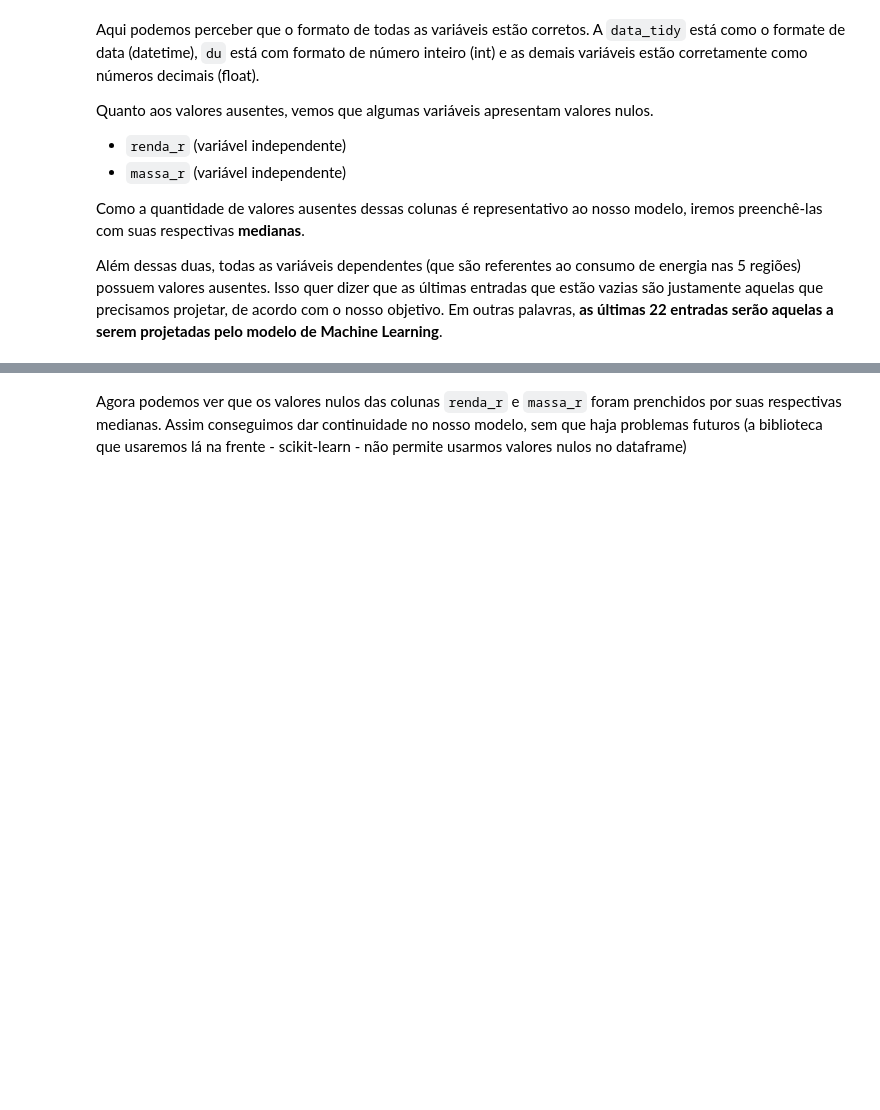
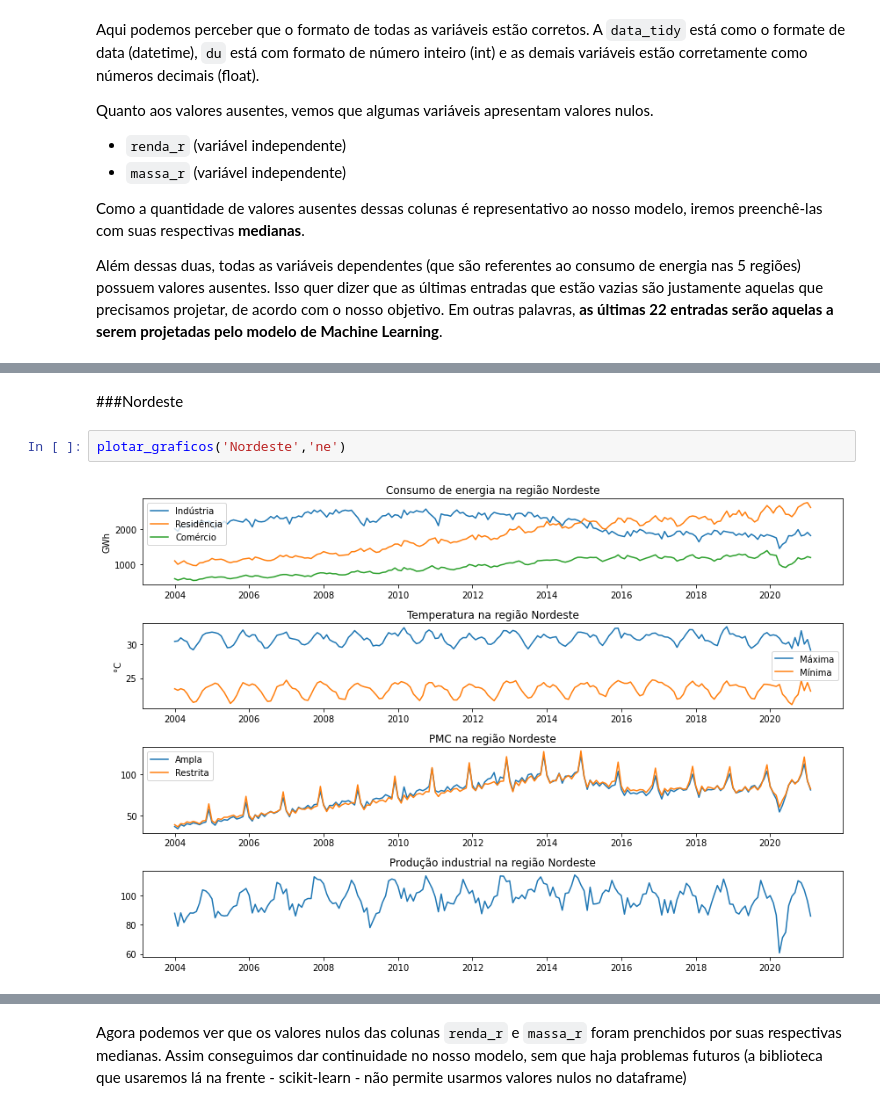
Before and after one commit to lucas-tebet/4intelligence, a Jupyter notebook: 4intelligence.ipynb, the cells around one changed output, grey strips where cells are left out. Drawn from its saved outputs; the diff is of its cells as text; blank space fills up the shorter version.

```diff
--- a/4intelligence.ipynb
+++ b/4intelligence.ipynb
@@ -126,0 +171,6 @@ Além dessas duas, todas as variáveis dependentes (que são referentes ao consu
+# %% [markdown]
+###Nordeste
+# %%
+plotar_graficos('Nordeste','ne')
+# %% [output]
+[figure, added]
```
Also changed, not shown: parts of 40 cells of this notebook.
